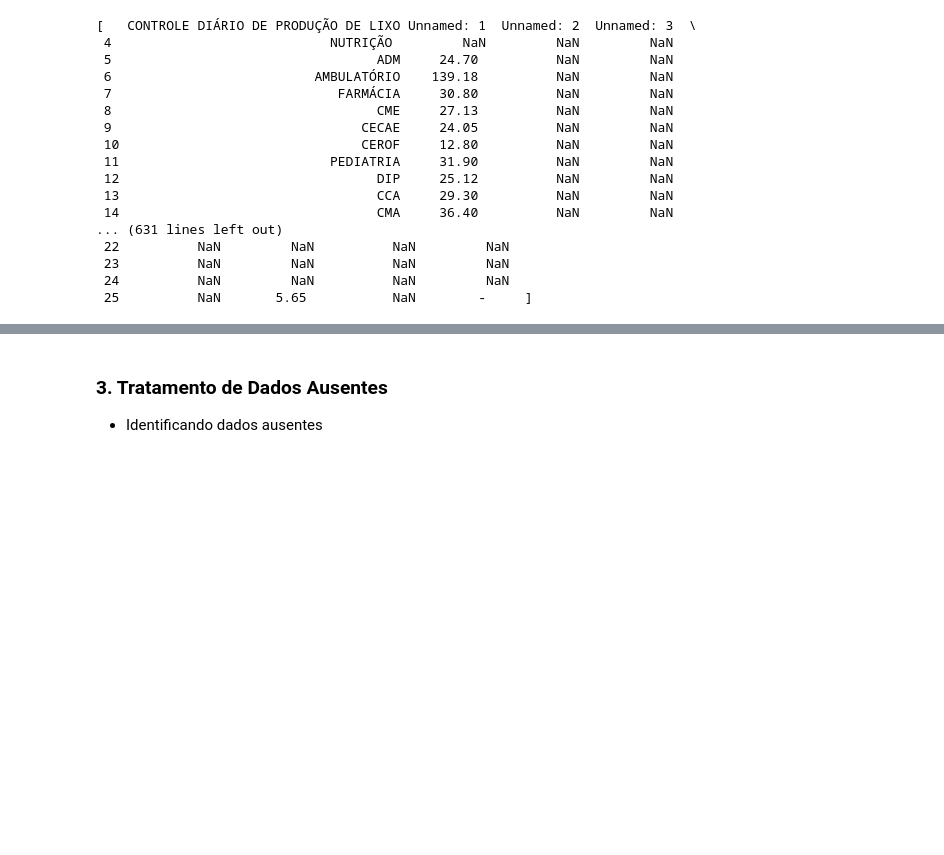
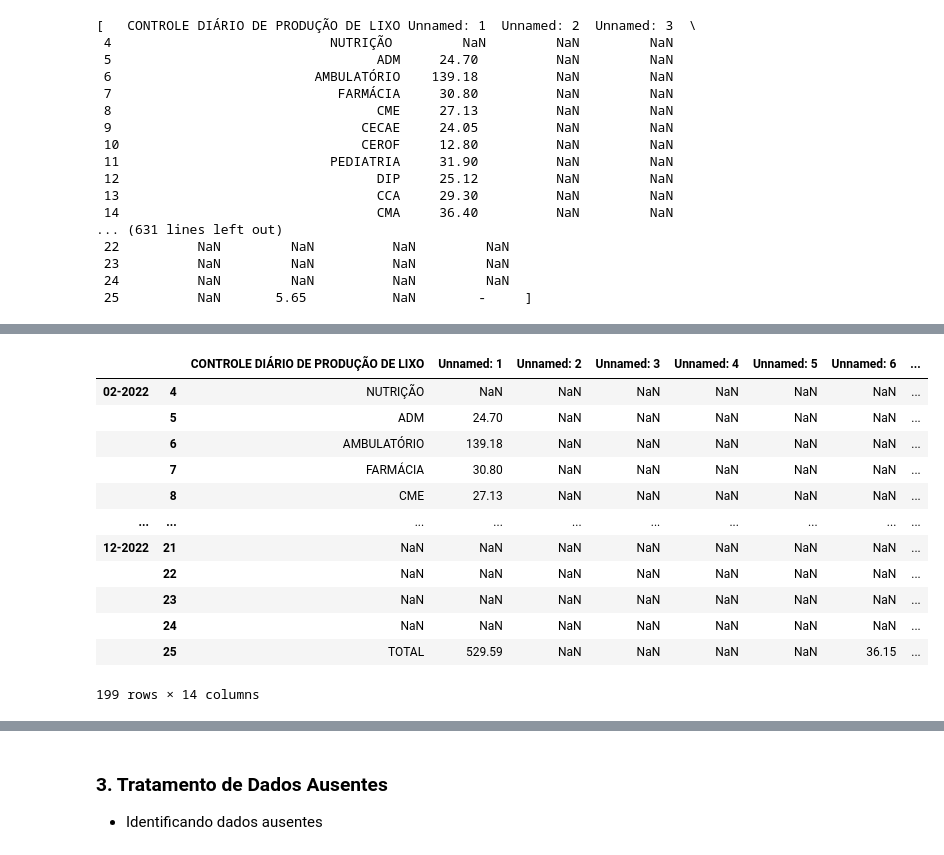
Before and after one commit to Gabyzera/hospital-trash-analysis, a Jupyter notebook: src/main.ipynb, the cells around one changed output, grey strips where cells are left out. Saved outputs shown, nothing was run; the diff lists cells and outputs as text; code cells hidden in the pictures; blank space fills up the shorter version.

Commit message:
feat: add change columns month for time series

```diff
--- a/src/main.ipynb
+++ b/src/main.ipynb
@@ -104,2 +87,19 @@ hospital_trash_2022_df
+# %%
+hospital_trash_2022_df = pd.concat(hospital_trash_2022_df, keys=['02-2022', '03-2022', '04-2022', '08-2022', '07-2022', '06-2022', '05-2022', '10-2022', '09-2022', '12-2022'], verify_integrity=True)
+hospital_trash_2022_df
+# %% [output]
+|  |  | CONTROLE DIÁRIO DE PRODUÇÃO DE LIXO | Unnamed: 1 | Unnamed: 2 | Unnamed: 3 | Unnamed: 4 | Unnamed: 5 | Unnamed: 6 | ... |
+| 02-2022 | 4 | NUTRIÇÃO | NaN | NaN | NaN | NaN | NaN | NaN | ... |
+|  | 5 | ADM | 24.70 | NaN | NaN | NaN | NaN | NaN | ... |
+|  | 6 | AMBULATÓRIO | 139.18 | NaN | NaN | NaN | NaN | NaN | ... |
+|  | 7 | FARMÁCIA | 30.80 | NaN | NaN | NaN | NaN | NaN | ... |
+|  | 8 | CME | 27.13 | NaN | NaN | NaN | NaN | NaN | ... |
+| ... | ... | ... | ... | ... | ... | ... | ... | ... | ... |
+| 12-2022 | 21 | NaN | NaN | NaN | NaN | NaN | NaN | NaN | ... |
+|  | 22 | NaN | NaN | NaN | NaN | NaN | NaN | NaN | ... |
+|  | 23 | NaN | NaN | NaN | NaN | NaN | NaN | NaN | ... |
+|  | 24 | NaN | NaN | NaN | NaN | NaN | NaN | NaN | ... |
+|  | 25 | TOTAL | 529.59 | NaN | NaN | NaN | NaN | 36.15 | ... |
+199 rows × 14 columns
 # %%
 new_names_columns = ['SETOR',
```
Also changed, not shown: parts of 13 cells of this notebook.
